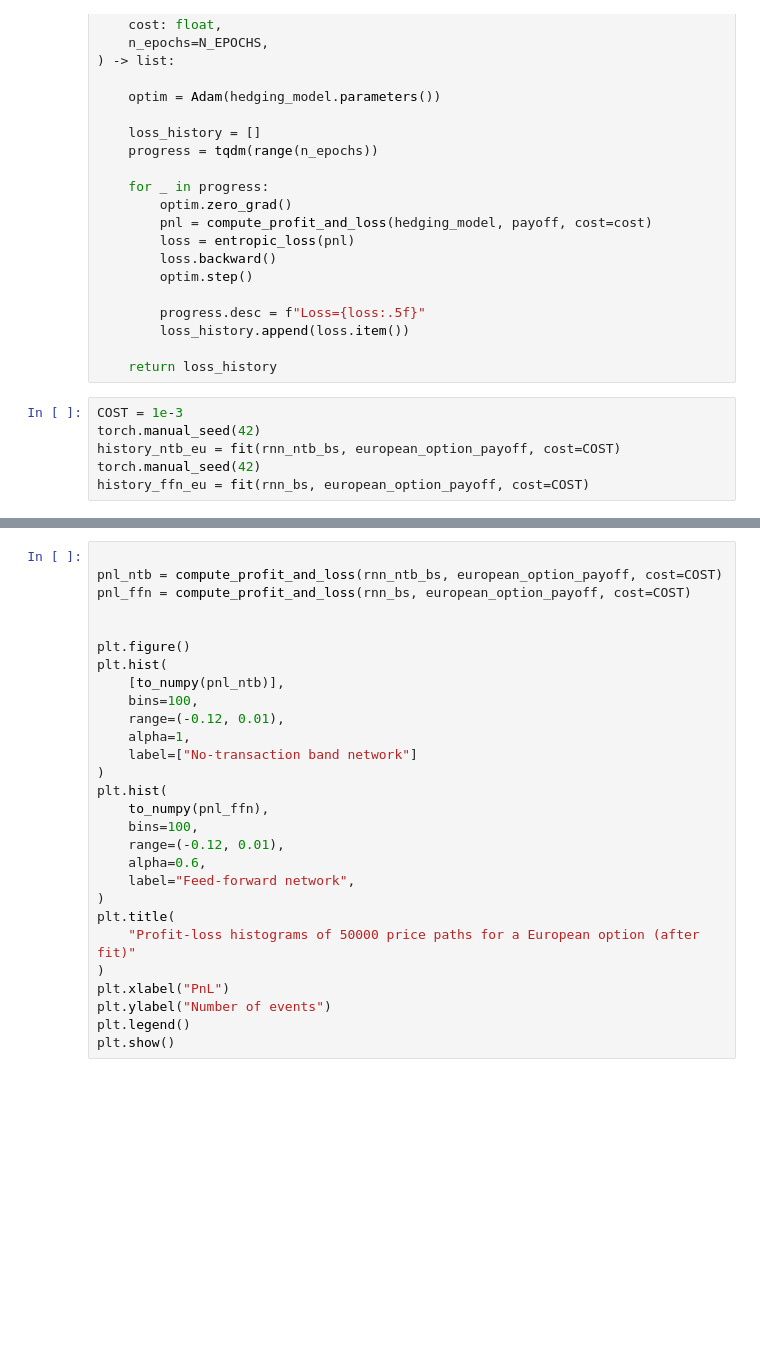
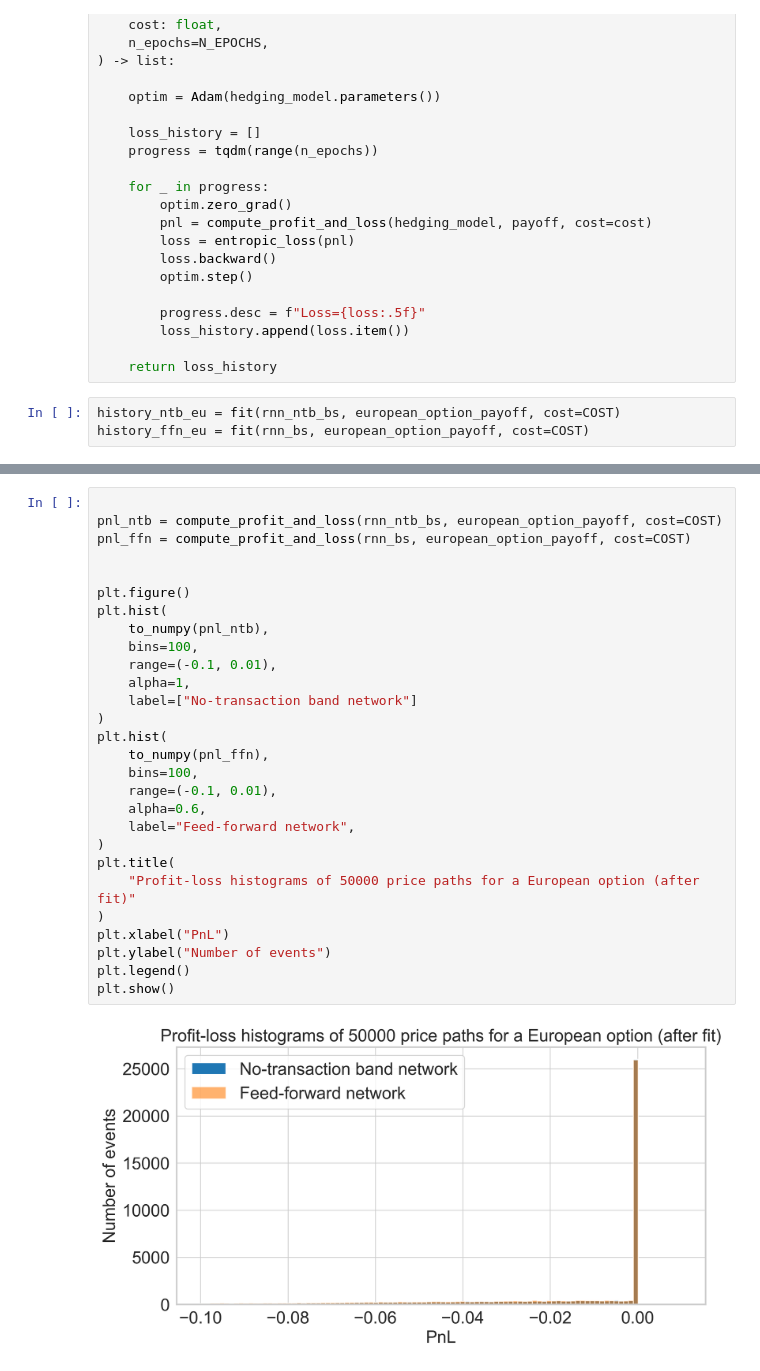
Before and after one commit to YUNYANSONG/master_thesis, a Jupyter notebook: rNN_no_transaction_band.ipynb, the cells around one changed output, grey strips where cells are left out. Saved outputs shown, nothing was run; the diff lists cells and outputs as text; blank space fills up the shorter version.

```diff
--- a/rNN_no_transaction_band.ipynb
+++ b/rNN_no_transaction_band.ipynb
@@ -233,8 +252,5 @@ def fit(
 
     return loss_history
 # %%
-COST = 1e-3
-torch.manual_seed(42)
 history_ntb_eu = fit(rnn_ntb_bs, european_option_payoff, cost=COST)
-torch.manual_seed(42)
 history_ffn_eu = fit(rnn_bs, european_option_payoff, cost=COST)
@@ -254,28 +274,30 @@ plt.show()
 # %%
 
 pnl_ntb = compute_profit_and_loss(rnn_ntb_bs, european_option_payoff, cost=COST)
 pnl_ffn = compute_profit_and_loss(rnn_bs, european_option_payoff, cost=COST)
 
 
 plt.figure()
 plt.hist(
-    [to_numpy(pnl_ntb)],
+    to_numpy(pnl_ntb),
     bins=100,
-    range=(-0.12, 0.01),
+    range=(-0.1, 0.01),
     alpha=1,
     label=["No-transaction band network"]
 )
 plt.hist(
     to_numpy(pnl_ffn),
     bins=100,
-    range=(-0.12, 0.01),
+    range=(-0.1, 0.01),
     alpha=0.6,
     label="Feed-forward network",
 )
 plt.title(
     "Profit-loss histograms of 50000 price paths for a European option (after fit)"
 )
 plt.xlabel("PnL")
 plt.ylabel("Number of events")
 plt.legend()
 plt.show()
+# %% [output]
+[figure, added]
```
Also changed, not shown: parts of 10 cells of this notebook.
